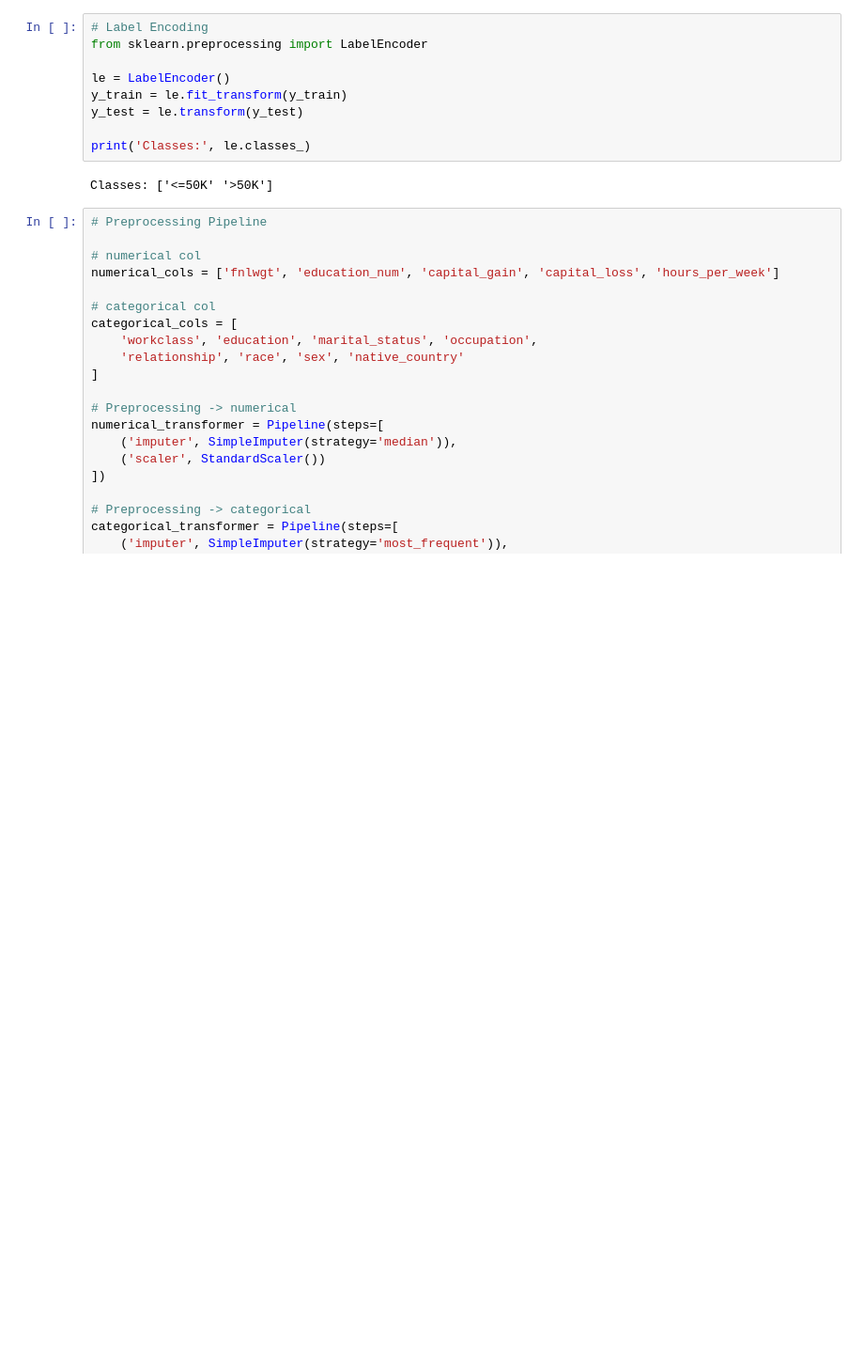
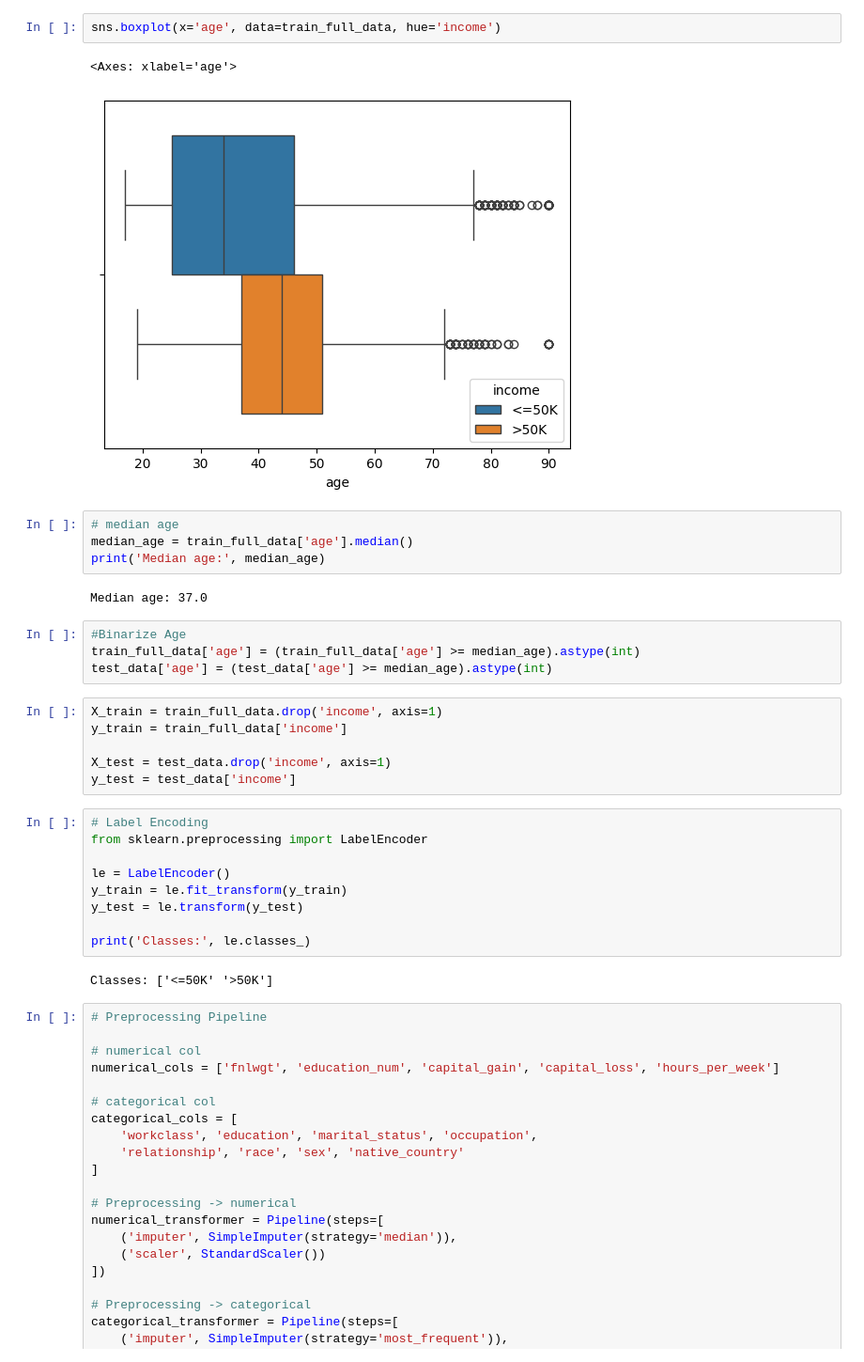
Before and after one commit to NishantSushmakar/responsible-data-science, a Jupyter notebook: notebook/classification.ipynb, the cells around one changed output. Shown: that part at 94% size. Drawn from its saved outputs; the diff is of its cells as text; blank space fills up the shorter version.

```diff
--- a/notebook/classification.ipynb
+++ b/notebook/classification.ipynb
@@ -169,3 +178,24 @@ y_test = test_data['income']
+# %%
+sns.boxplot(x='age', data=train_full_data, hue='income')
+# %% [output]
+<Axes: xlabel='age'>
+[figure, added]
+# %%
+# median age
+median_age = train_full_data['age'].median()
+print('Median age:', median_age)
+# %% [output]
+Median age: 37.0
+# %%
+#Binarize Age
+train_full_data['age'] = (train_full_data['age'] >= median_age).astype(int)
+test_data['age'] = (test_data['age'] >= median_age).astype(int)
+# %%
+X_train = train_full_data.drop('income', axis=1)
+y_train = train_full_data['income']
+
+X_test = test_data.drop('income', axis=1)
+y_test = test_data['income']
 # %%
 # Label Encoding
 from sklearn.preprocessing import LabelEncoder
```
Also changed, not shown: parts of 40 cells of this notebook.
